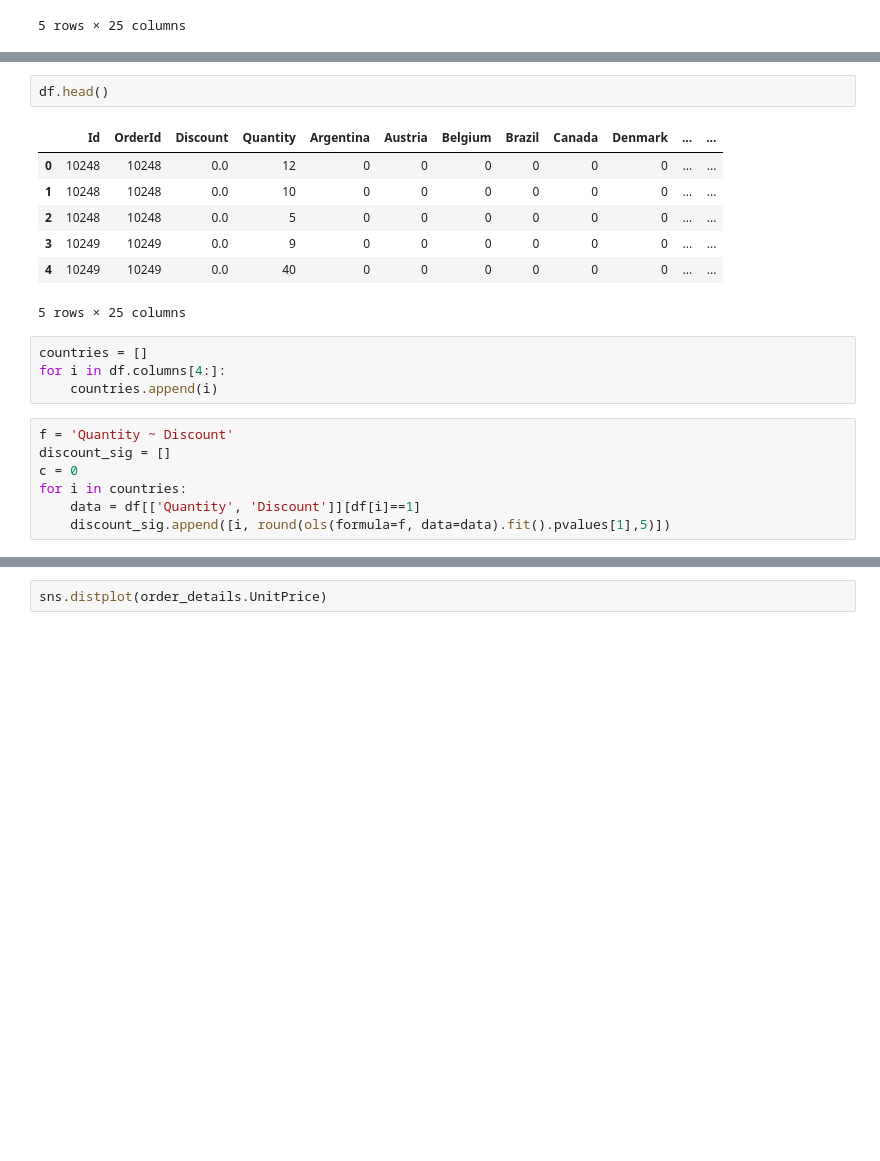
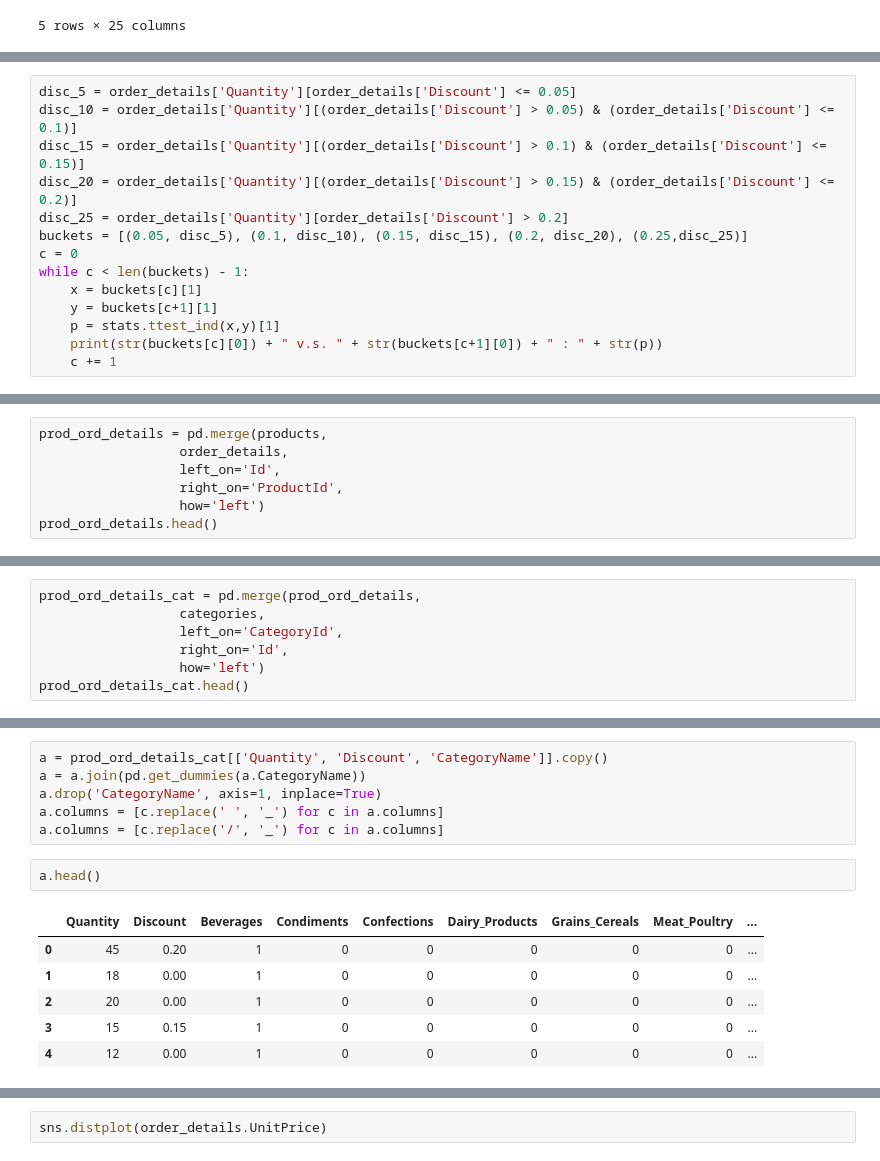
Before and after one commit to matthewsparr/Northwind-Database-Hypothesis-Testing, a Jupyter notebook: project.ipynb, the cells around one changed output, grey strips where cells are left out. Cells and saved outputs as stored; diff of their text form; blank space fills up the shorter version.

```diff
--- a/project.ipynb
+++ b/project.ipynb
@@ -242,0 +268,14 @@ strong multicollinearity problems or that the design matrix is singular.
+# %%
+disc_5 = order_details['Quantity'][order_details['Discount'] <= 0.05]
+disc_10 = order_details['Quantity'][(order_details['Discount'] > 0.05) & (order_details['Discount'] <= 0.1)]
+disc_15 = order_details['Quantity'][(order_details['Discount'] > 0.1) & (order_details['Discount'] <= 0.15)]
+disc_20 = order_details['Quantity'][(order_details['Discount'] > 0.15) & (order_details['Discount'] <= 0.2)]
+disc_25 = order_details['Quantity'][order_details['Discount'] > 0.2]
+buckets = [(0.05, disc_5), (0.1, disc_10), (0.15, disc_15), (0.2, disc_20), (0.25,disc_25)]
+c = 0
+while c < len(buckets) - 1:
+    x = buckets[c][1]
+    y = buckets[c+1][1]
+    p = stats.ttest_ind(x,y)[1]
+    print(str(buckets[c][0]) + " v.s. " + str(buckets[c+1][0]) + " : " + str(p))
+    c += 1
@@ -242,0 +344,7 @@ strong multicollinearity problems or that the design matrix is singular.
+# %%
+prod_ord_details = pd.merge(products,
+                  order_details,
+                  left_on='Id',
+                  right_on='ProductId',
+                  how='left')
+prod_ord_details.head()
@@ -242,0 +358,7 @@ strong multicollinearity problems or that the design matrix is singular.
+# %%
+prod_ord_details_cat = pd.merge(prod_ord_details,
+                  categories,
+                  left_on='CategoryId',
+                  right_on='Id',
+                  how='left')
+prod_ord_details_cat.head()
@@ -243,21 +379,15 @@ strong multicollinearity problems or that the design matrix is singular.
+# %%
+a = prod_ord_details_cat[['Quantity', 'Discount', 'CategoryName']].copy()
+a = a.join(pd.get_dummies(a.CategoryName))
+a.drop('CategoryName', axis=1, inplace=True)
+a.columns = [c.replace(' ', '_') for c in a.columns]
+a.columns = [c.replace('/', '_') for c in a.columns]
 # %%
-df.head()
+a.head()
 # %% [output]
-|  | Id | OrderId | Discount | Quantity | Argentina | Austria | Belgium | Brazil | Canada | Denmark | ... | ... |
-| 0 | 10248 | 10248 | 0.0 | 12 | 0 | 0 | 0 | 0 | 0 | 0 | ... | ... |
-| 1 | 10248 | 10248 | 0.0 | 10 | 0 | 0 | 0 | 0 | 0 | 0 | ... | ... |
-| 2 | 10248 | 10248 | 0.0 | 5 | 0 | 0 | 0 | 0 | 0 | 0 | ... | ... |
-| 3 | 10249 | 10249 | 0.0 | 9 | 0 | 0 | 0 | 0 | 0 | 0 | ... | ... |
-| 4 | 10249 | 10249 | 0.0 | 40 | 0 | 0 | 0 | 0 | 0 | 0 | ... | ... |
+|  | Quantity | Discount | Beverages | Condiments | Confections | Dairy_Products | Grains_Cereals | Meat_Poultry | ... |
+| 0 | 45 | 0.20 | 1 | 0 | 0 | 0 | 0 | 0 | ... |
+| 1 | 18 | 0.00 | 1 | 0 | 0 | 0 | 0 | 0 | ... |
+| 2 | 20 | 0.00 | 1 | 0 | 0 | 0 | 0 | 0 | ... |
+| 3 | 15 | 0.15 | 1 | 0 | 0 | 0 | 0 | 0 | ... |
+| 4 | 12 | 0.00 | 1 | 0 | 0 | 0 | 0 | 0 | ... |
-5 rows × 25 columns
-# %%
-countries = []
-for i in df.columns[4:]:
-    countries.append(i)
-# %%
-f = 'Quantity ~ Discount'
-discount_sig = []
-c = 0
-for i in countries:
-    data = df[['Quantity', 'Discount']][df[i]==1]
-    discount_sig.append([i, round(ols(formula=f, data=data).fit().pvalues[1],5)])
```
Also changed, not shown: parts of 30 cells of this notebook, 1 other file.
